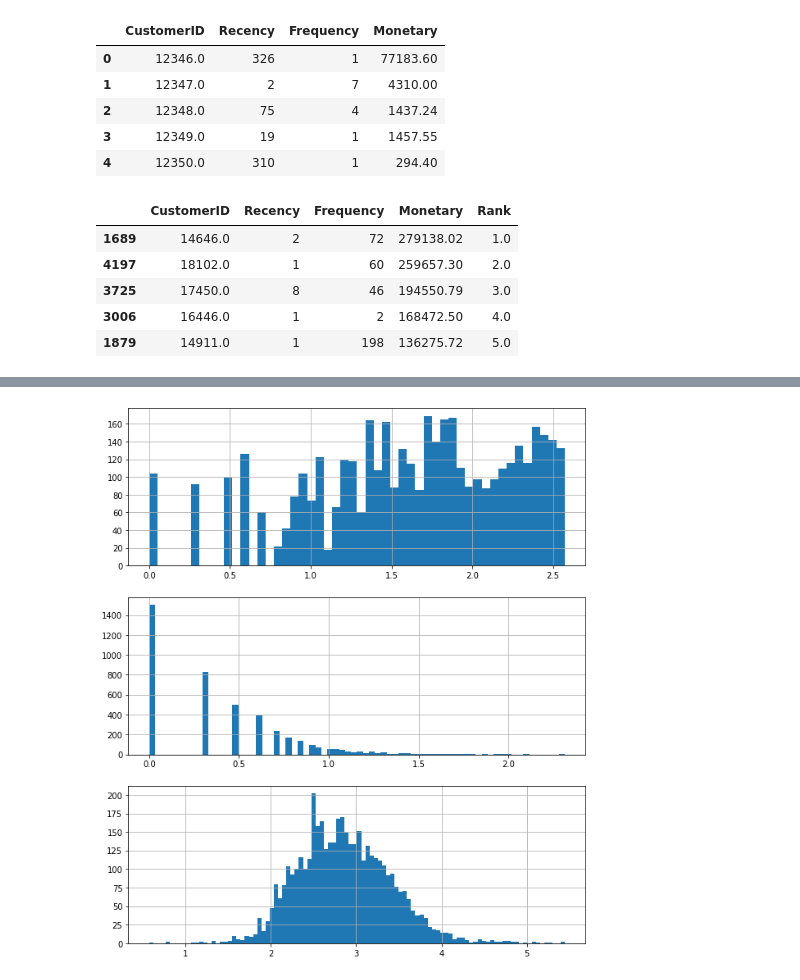
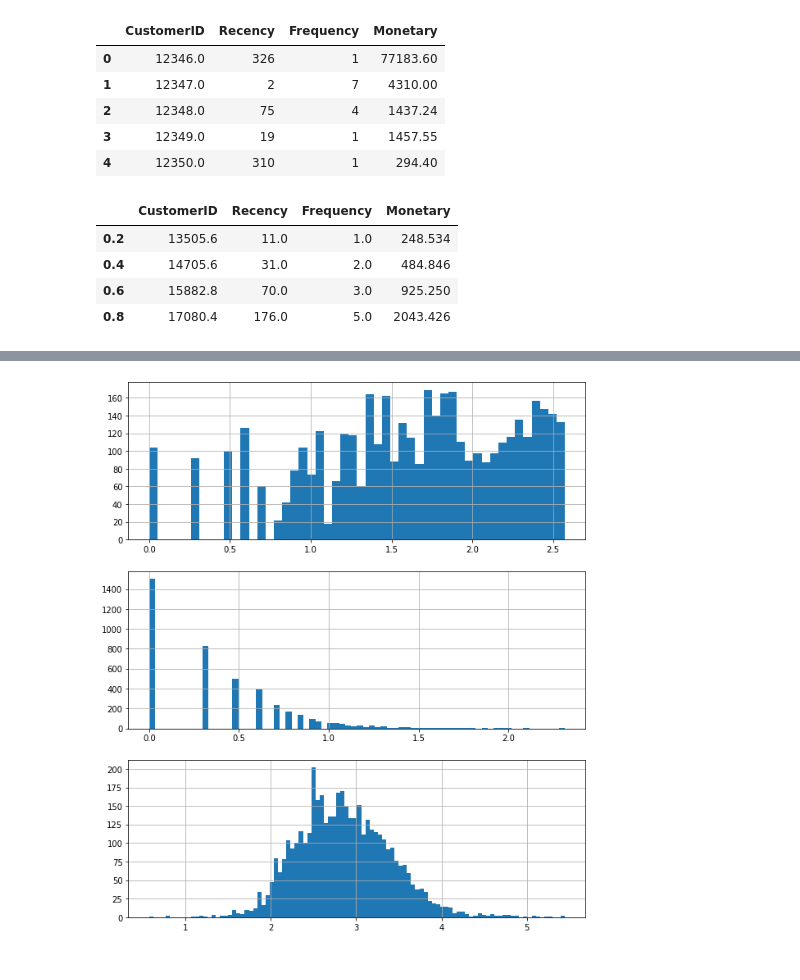
Before and after one commit to michelezoncheddu/data-mining-project, a Jupyter notebook: customers.ipynb, the cells around one changed output, grey strips where cells are left out. Saved outputs shown, nothing was run; the diff lists cells and outputs as text; code cells hidden in the pictures.

```diff
--- a/customers.ipynb
+++ b/customers.ipynb
@@ -369,13 +369,15 @@ rfm.head()
 # %%
 # Compute customer ranks on total money spent.
 
-rank = rfm
-rank['Rank'] = rank['Monetary'].rank(ascending=0)
-rank.sort_values('Rank', ascending=True).head()
+#rank = rfm.copy()
+#rank['Rank'] = rank['Monetary'].rank(ascending=0)
+#rank.sort_values('Rank', ascending=True).head()
-# %% [output]
-|  | CustomerID | Recency | Frequency | Monetary | Rank |
-| 1689 | 14646.0 | 2 | 72 | 279138.02 | 1.0 |
-| 4197 | 18102.0 | 1 | 60 | 259657.30 | 2.0 |
-| 3725 | 17450.0 | 8 | 46 | 194550.79 | 3.0 |
-| 3006 | 16446.0 | 1 | 2 | 168472.50 | 4.0 |
-| 1879 | 14911.0 | 1 | 198 | 136275.72 | 5.0 |
+# %%
+quantiles = rfm.quantile(q=[0.2, 0.4, 0.6, 0.8])
+quantiles
+# %% [output]
+|  | CustomerID | Recency | Frequency | Monetary |
+| 0.2 | 13505.6 | 11.0 | 1.0 | 248.534 |
+| 0.4 | 14705.6 | 31.0 | 2.0 | 484.846 |
+| 0.6 | 15882.8 | 70.0 | 3.0 | 925.250 |
+| 0.8 | 17080.4 | 176.0 | 5.0 | 2043.426 |
```
Also changed, not shown: parts of 8 cells of this notebook.
